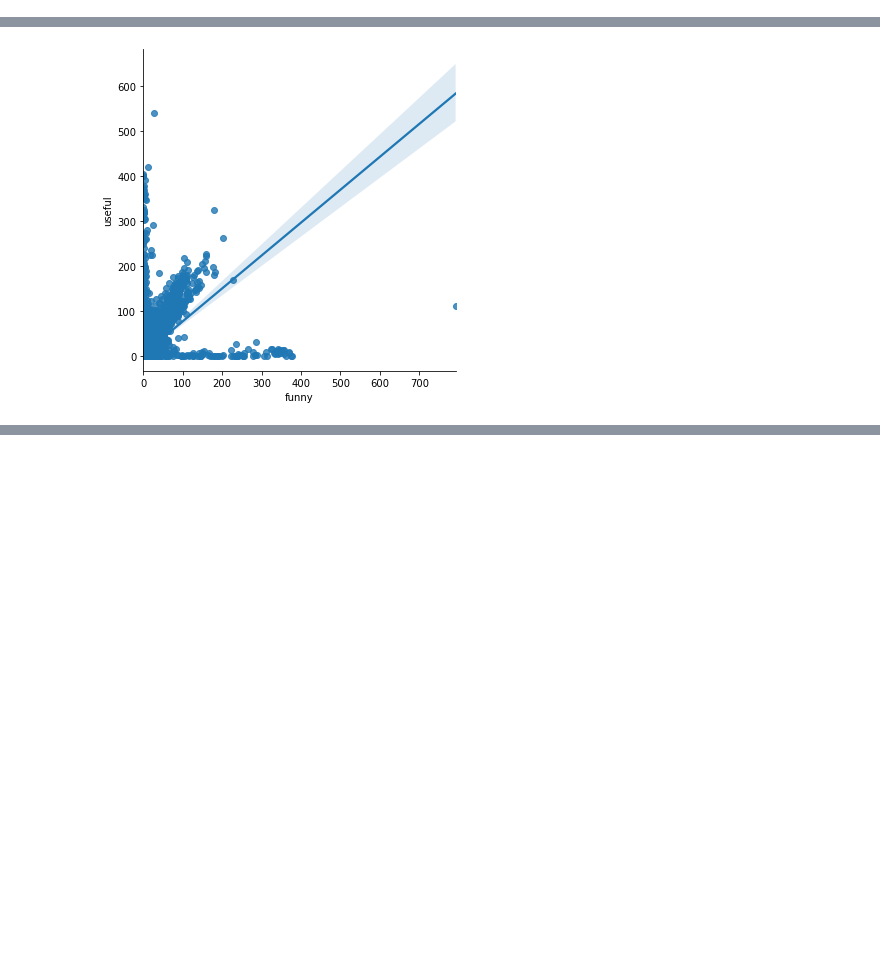
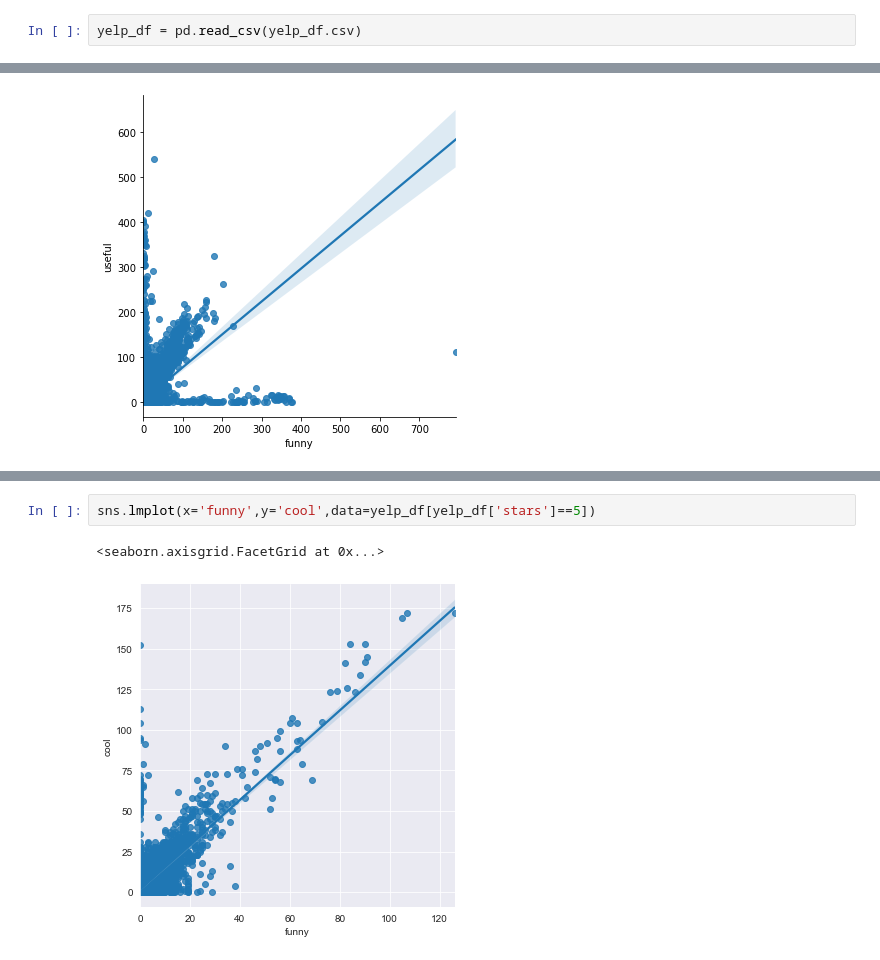
Before and after one commit to anushakuppahally/yelp-app, a Jupyter notebook: eda.ipynb, the cells around one changed output, grey strips where cells are left out. Cells and saved outputs as stored; diff of their text form; blank space fills up the shorter version.

Commit message:
added data exploration

```diff
--- a/eda.ipynb
+++ b/eda.ipynb
@@ -74,3 +76,5 @@ max         5.000000     792.000000     404.000000     539.000000
+# %%
+yelp_df = pd.read_csv(yelp_df.csv)
 # %%
 sns.countplot(x='stars',data=yelp_df,palette='coolwarm')
 # %% [output]
@@ -88,0 +115,5 @@ sns.lmplot(x='funny',y='useful',data=yelp_df)
+# %%
+sns.lmplot(x='funny',y='cool',data=yelp_df[yelp_df['stars']==5])
+# %% [output]
+<seaborn.axisgrid.FacetGrid at 0x...>
+[figure, added]
```
Also changed, not shown: parts of 11 cells of this notebook.
